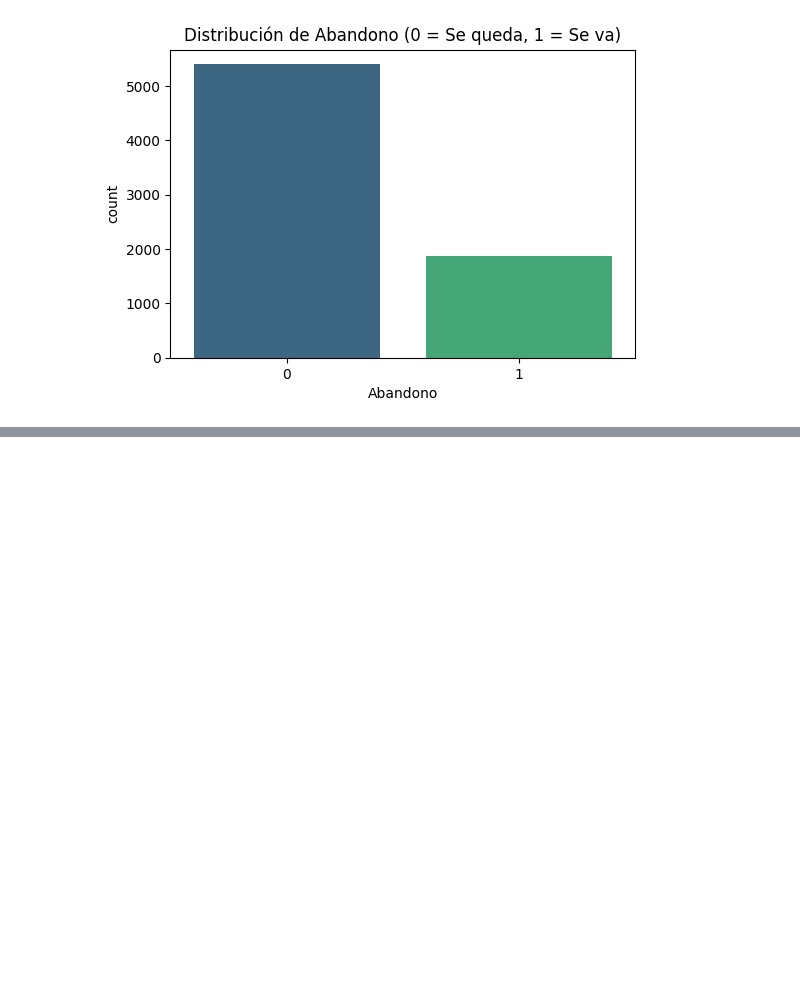
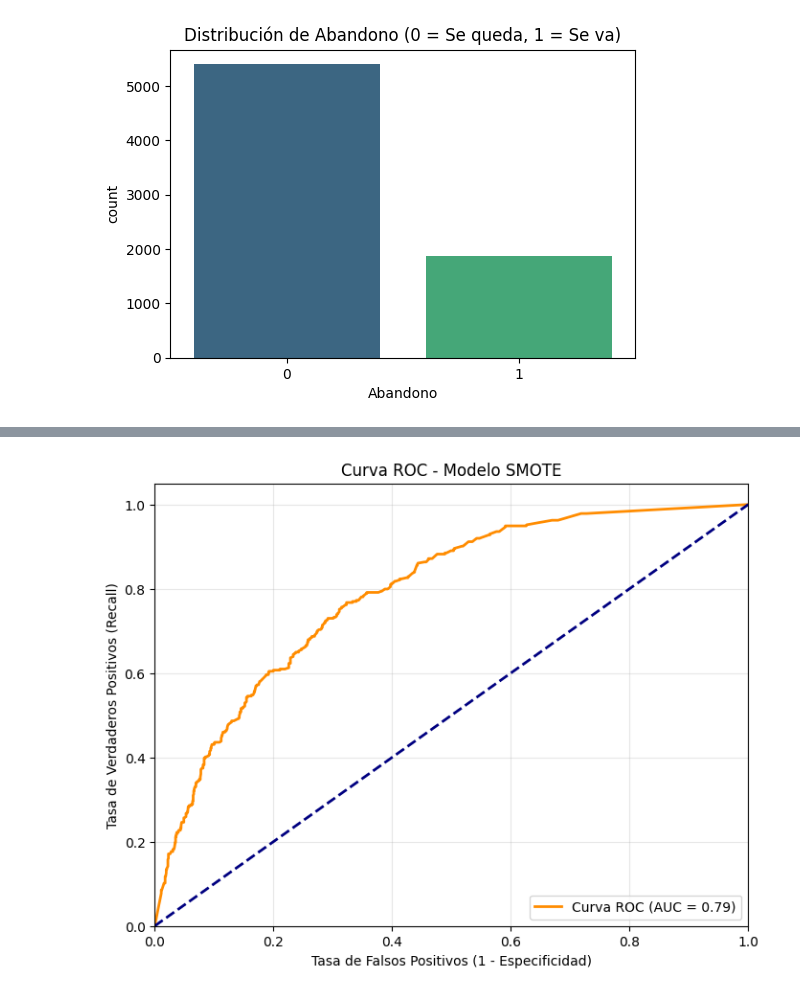
Before and after one commit to ferneysua123-dot/Telecom_X_Parte2, a Jupyter notebook: TelecomX_PARTE__II.ipynb, the cells around one changed output, grey strips where cells are left out. Cells and saved outputs as stored; diff of their text form; code cells hidden in the pictures; blank space fills up the shorter version.

```diff
--- a/TelecomX_PARTE__II.ipynb
+++ b/TelecomX_PARTE__II.ipynb
@@ -162,0 +332,24 @@ Passing `palette` without assigning `hue` is deprecated and will be removed in v
+# %%
+from sklearn.metrics import roc_curve, roc_auc_score
+
+# 1. Calcular las probabilidades (ya lo hicimos para el umbral, pero aseguramos)
+y_probs = model_smote.predict_proba(X_test)[:, 1]
+
+# 2. Calcular la tasa de verdaderos positivos (tpr) y falsos positivos (fpr)
+fpr, tpr, thresholds = roc_curve(y_test, y_probs)
+auc_score = roc_auc_score(y_test, y_probs)
+
+# 3. Graficar
+plt.figure(figsize=(8, 6))
+plt.plot(fpr, tpr, color='darkorange', lw=2, label=f'Curva ROC (AUC = {auc_score:.2f})')
+plt.plot([0, 1], [0, 1], color='navy', lw=2, linestyle='--') # Línea aleatoria
+plt.xlim([0.0, 1.0])
+plt.ylim([0.0, 1.05])
+plt.xlabel('Tasa de Falsos Positivos (1 - Especificidad)')
+plt.ylabel('Tasa de Verdaderos Positivos (Recall)')
+plt.title('Curva ROC - Modelo SMOTE')
+plt.legend(loc="lower right")
+plt.grid(alpha=0.3)
+plt.show()
+# %% [output]
+[figure, added]
```
Also changed, not shown: parts of 24 cells of this notebook.
